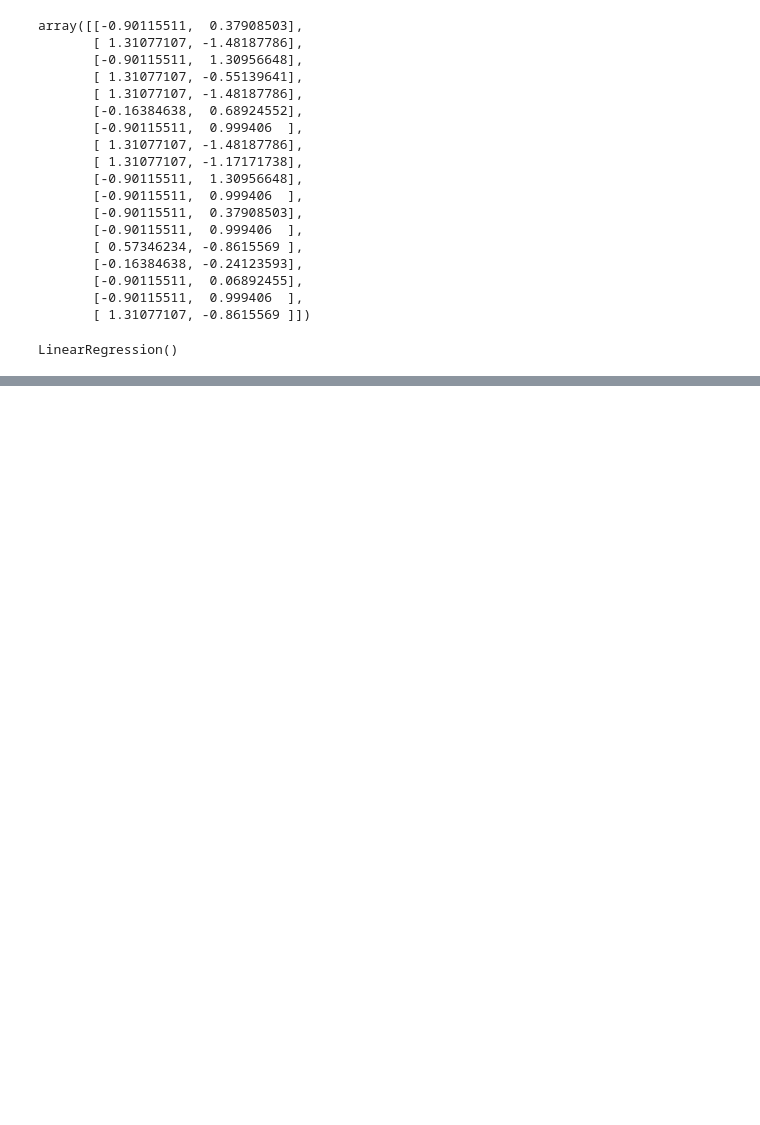
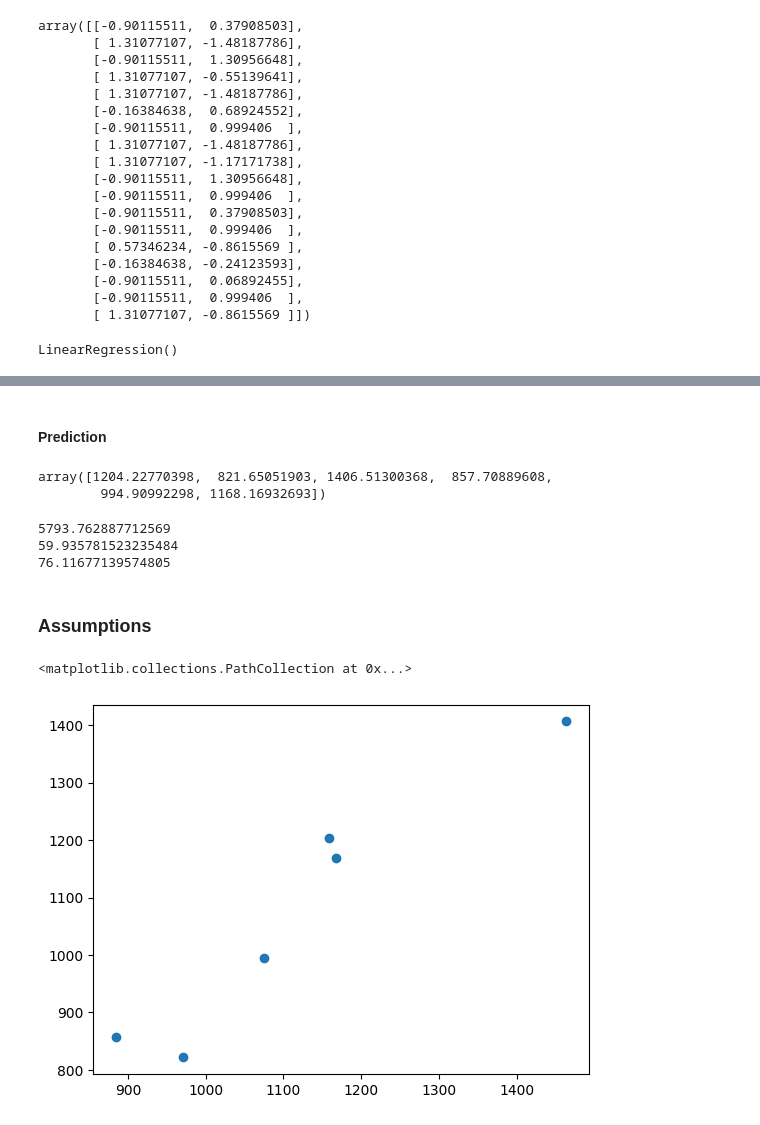
Before and after one commit to udityamerit/Complete-Machine-Learning-For-Beginners, a Jupyter notebook: 8-Complete Linear Regression/8.2-Multiple_Linear_Regression.ipynb, the cells around one changed output, grey strips where cells are left out. Drawn from its saved outputs; the diff is of its cells as text; code cells hidden in the pictures; blank space fills up the shorter version.

Commit message:
adding the images in the regression

```diff
--- a/8-Complete Linear Regression/8.2-Multiple_Linear_Regression.ipynb
+++ b/8-Complete Linear Regression/8.2-Multiple_Linear_Regression.ipynb
@@ -116,7 +116,7 @@ sns.regplot(x='index_price', y='unemployment_rate', data=df)
 # %%
 scaler = StandardScaler()
 X_train = scaler.fit_transform(X_train)
-X_test = scaler.fit_transform(X_test)
+X_test = scaler.transform(X_test)
 # %%
 X_train
 # %% [output]
@@ -148,0 +167,28 @@ Here when we are going for the cross validation then it is taking the parameters
+# %% [markdown]
+#### Prediction
+# %%
+y_pred = regression.predict(X_test)
+# %%
+y_pred
+# %% [output]
+array([1204.22770398,  821.65051903, 1406.51300368,  857.70889608,
+        994.90992298, 1168.16932693])
+# %%
+from sklearn.metrics import mean_absolute_error, mean_squared_error
+mse = mean_squared_error(y_test, y_pred)
+mae = mean_absolute_error(y_test, y_pred)
+rmse = np.sqrt(mse)
+print(mse)
+print(mae)
+print(rmse)
+# %% [output]
+5793.762887712569
+59.935781523235484
+76.11677139574805
+# %% [markdown]
+### Assumptions
+# %%
+plt.scatter(y_test, y_pred)
+# %% [output]
+<matplotlib.collections.PathCollection at 0x...>
+[figure, added]
```
Also changed, not shown: parts of 11 cells of this notebook, 2 other files.
